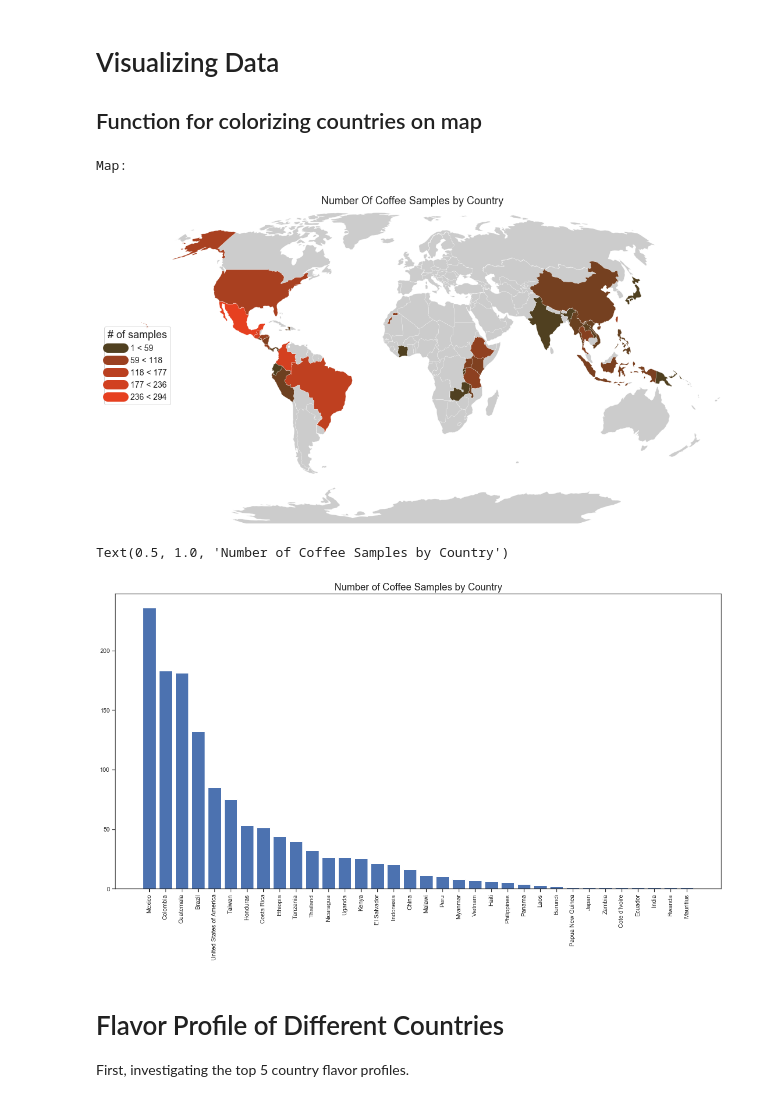
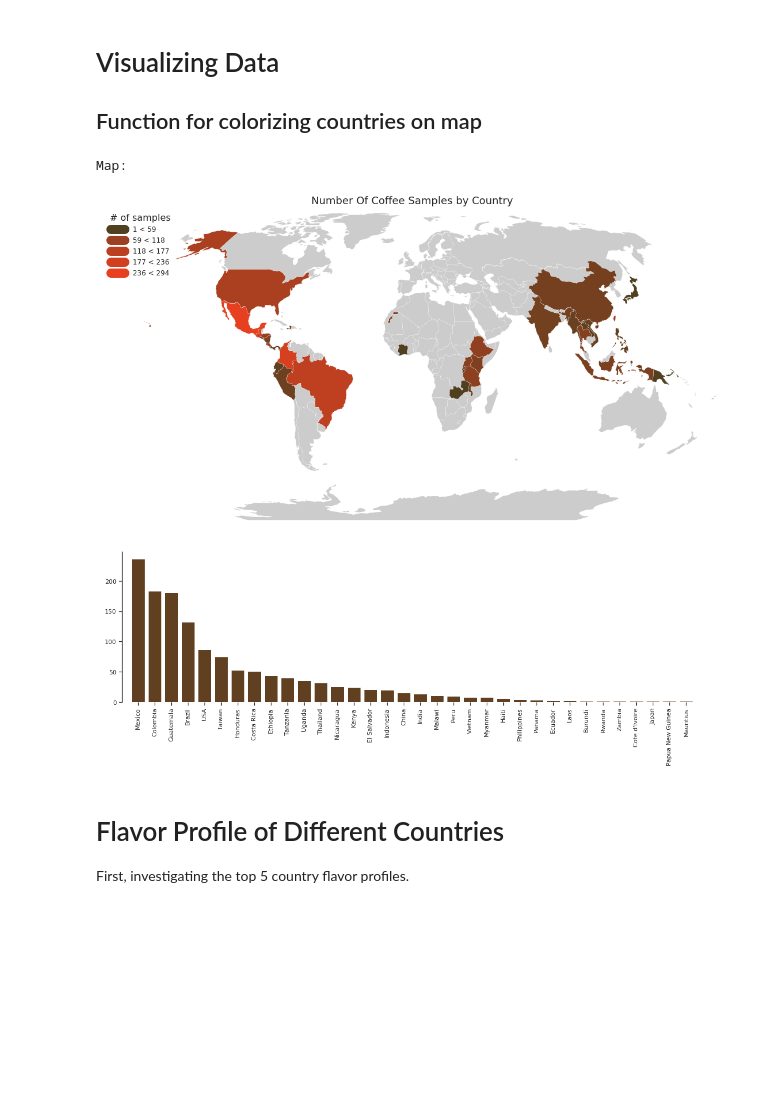
Before and after one commit to Evelyn-H/Data-Analysis-Course, a Jupyter notebook: Coffee Explorations.ipynb, the cells around one changed output. Saved outputs shown, nothing was run; the diff lists cells and outputs as text; code cells hidden in the pictures; blank space fills up the shorter version.

Commit message:
ALL the graphs!

```diff
--- a/Coffee Explorations.ipynb
+++ b/Coffee Explorations.ipynb
@@ -25,8 +25,8 @@ warnings.filterwarnings('ignore')
 # %%
 # Read dataset
 df = pd.read_csv("coffee-quality-database-master/data/arabica_data_cleaned.csv").drop("Unnamed: 0", axis=1)
-# df_robusta = pd.read_csv("coffee-quality-database-master/data/robusta_data_cleaned.csv").drop("Unnamed: 0", axis=1)
-# df = df.append(df_robusta, sort=False, ignore_index=True)
+df_robusta = pd.read_csv("coffee-quality-database-master/data/robusta_data_cleaned.csv").drop("Unnamed: 0", axis=1)
+df = df.append(df_robusta, sort=False, ignore_index=True)
 # %%
 # Look at first entries
 df.head()
@@ -218,25 +218,35 @@ ax = plot_countries(df_countries, 'color', projection, title, edgecolor='white')
 
 n = 5
 to_count = lambda pct: int(pct * (max_count - min_count) + min_count)
-labels = [f'{to_count(i/(n-1))} < {to_count((i+1)/(n-1))}' for i in range(n)]
+labels = [f' {to_count(i/(n-1))} < {to_count((i+1)/(n-1))}' for i in range(n)]
 custom_lines = [matplotlib.lines.Line2D([0], [0], color=pct_to_color(c/(n-1)), lw=16) for c in range(n)]
 
-legend = ax.legend(custom_lines, labels, loc='center left', fontsize=14, title='# of samples')
-plt.setp(legend.get_title(),fontsize='18')
+legend = ax.legend(custom_lines, labels, loc='upper left', fontsize=12, title='# of samples', frameon=False)
+plt.setp(legend.get_title(),fontsize='16')
 print("Map: ")
 # %% [output]
 Map:
-[figure, old version]
+[figure, new version]
 # %%
 # Bar graph of number of coffee samples per country, top 50
 # counts_top50 = dict(list(counts.items())[int(len(counts)/2):])
-plt.figure(figsize=(20,10))
-plt.bar(range(len(counts)), list(counts.values()), align='center')
-plt.xticks(range(len(counts)), list(counts.keys()), rotation=90)
-plt.title("Number of Coffee Samples by Country", fontsize='18')
+# plt.figure(figsize=(20,10))
+# plt.bar(range(len(counts)), list(counts.values()), align='center')
+# plt.xticks(range(len(counts)), list(counts.keys()), rotation=90)
+# plt.title("Number of Coffee Samples by Country", fontsize='18')
+
+# and alternative plot for overlaying on the map
+plt.figure(figsize=(20,5))
+plt.bar(range(len(counts)), [max(2, c) for c in list(counts.values())], align='center', color='#604020')
+
+plt.xticks(range(len(counts)), [('USA' if n == "United States of America" else n) for n in counts.keys()], rotation=90);
+ax = plt.gca()
+ax.spines['top'].set_visible(False)
+ax.spines['right'].set_visible(False)
+ax.spines['bottom'].set_visible(False)
+ax.spines['left'].set_position(('axes', 0.03))
 # %% [output]
-Text(0.5, 1.0, 'Number of Coffee Samples by Country')
-[figure, old version]
+[figure, new version]
 # %% [markdown]
 # Flavor Profile of Different Countries
 First, investigating the top 5 country flavor profiles.
```
Also changed, not shown: parts of 22 cells of this notebook, 14 other files.
